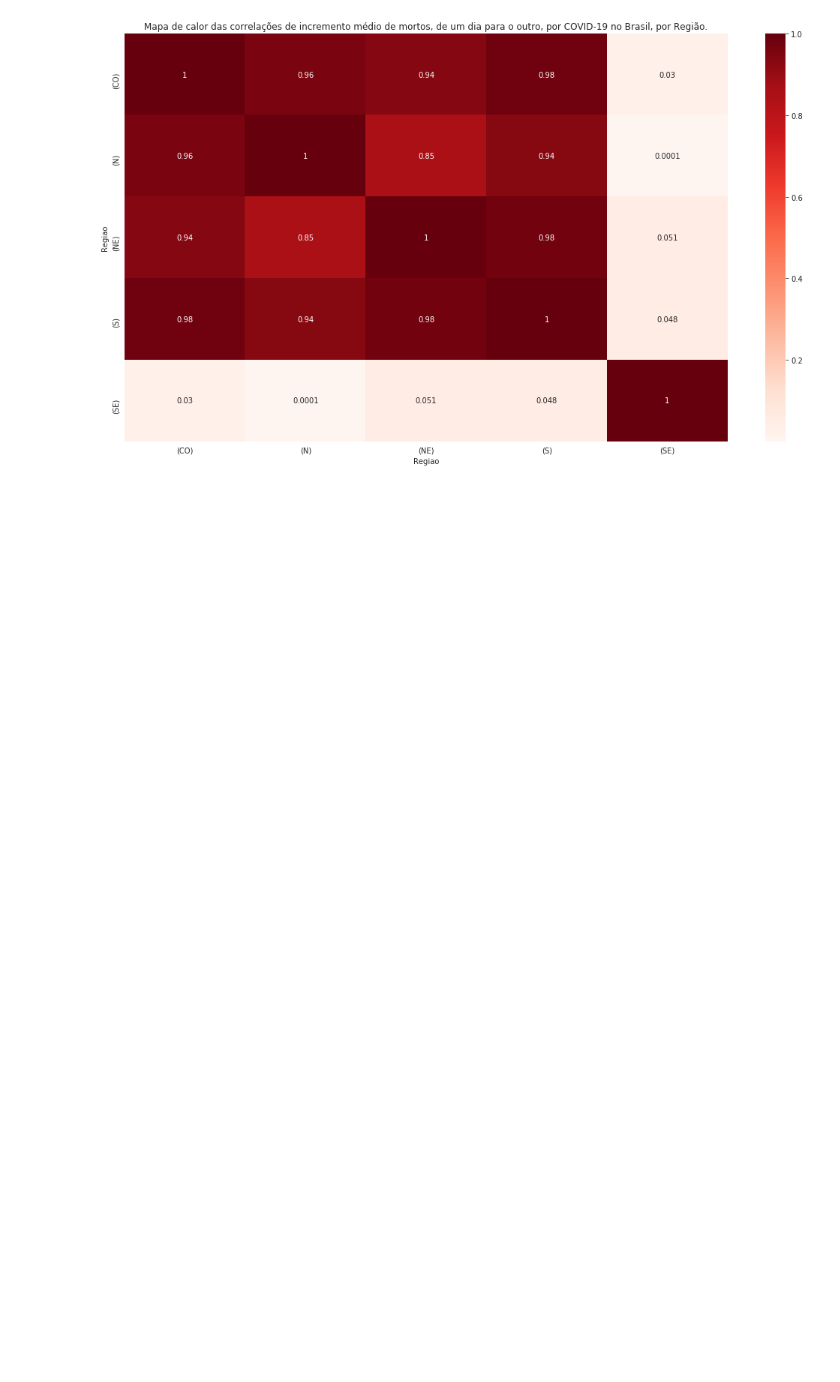
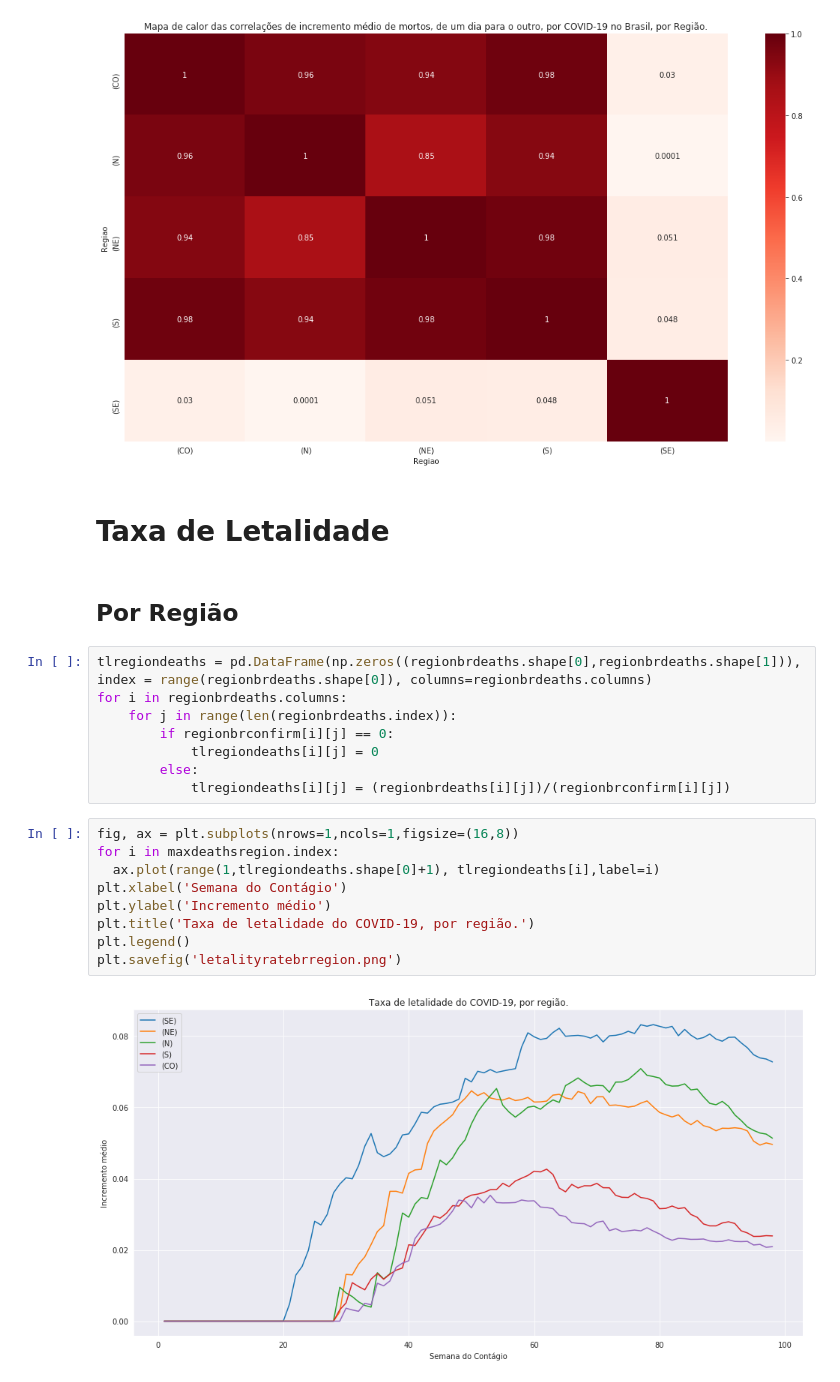
Before and after one commit to Manuelfjr/Covid19, a Jupyter notebook: brazil/brazilcode.ipynb, the cells around one changed output. Drawn from its saved outputs; the diff is of its cells as text; blank space fills up the shorter version.

```diff
--- a/brazil/brazilcode.ipynb
+++ b/brazil/brazilcode.ipynb
@@ -305,3 +305,26 @@ plt.title('Mapa de calor das correlações de incremento médio de mortos, de um
 plt.savefig('heatmapregiondeathscorr.png')
 # %% [output]
 [figure]
+# %% [markdown]
+# Taxa de Letalidade
+# %% [markdown]
+## Por Região
+# %%
+tlregiondeaths = pd.DataFrame(np.zeros((regionbrdeaths.shape[0],regionbrdeaths.shape[1])), index = range(regionbrdeaths.shape[0]), columns=regionbrdeaths.columns)
+for i in regionbrdeaths.columns:
+    for j in range(len(regionbrdeaths.index)):
+        if regionbrconfirm[i][j] == 0:
+            tlregiondeaths[i][j] = 0
+        else:
+            tlregiondeaths[i][j] = (regionbrdeaths[i][j])/(regionbrconfirm[i][j])
+# %%
+fig, ax = plt.subplots(nrows=1,ncols=1,figsize=(16,8))
+for i in maxdeathsregion.index:
+  ax.plot(range(1,tlregiondeaths.shape[0]+1), tlregiondeaths[i],label=i)
+plt.xlabel('Semana do Contágio')
+plt.ylabel('Incremento médio')
+plt.title('Taxa de letalidade do COVID-19, por região.')
+plt.legend()
+plt.savefig('letalityratebrregion.png')
+# %% [output]
+[figure, added]
```
Also changed, not shown: parts of 4 cells of this notebook, 9 other files.
